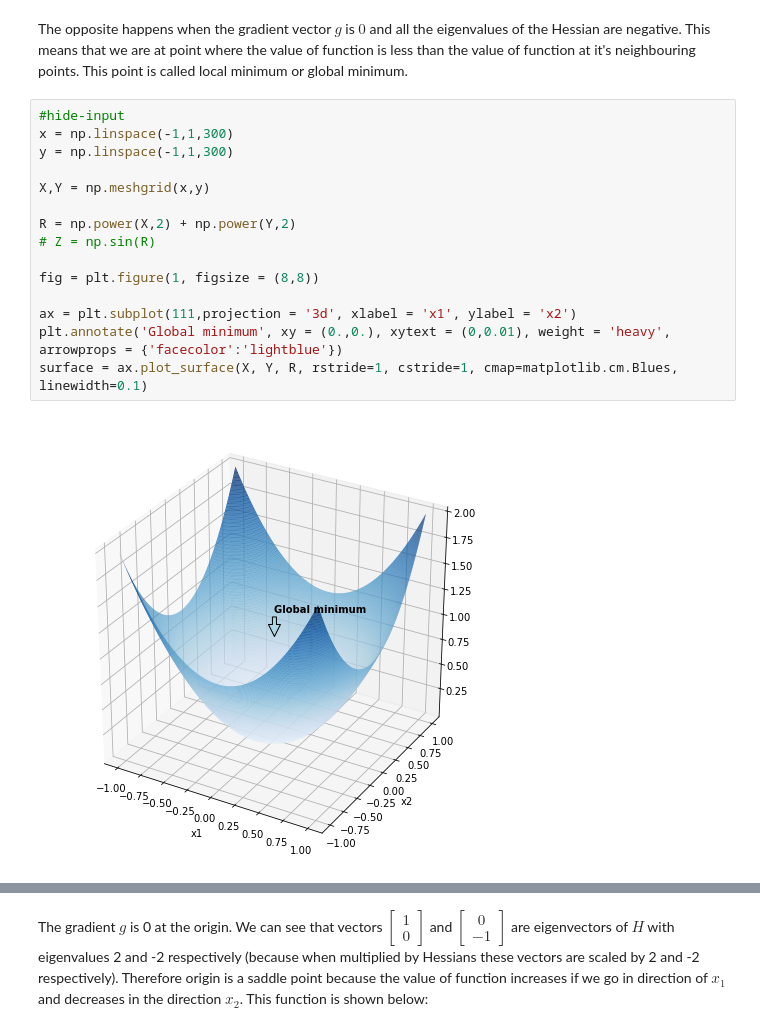
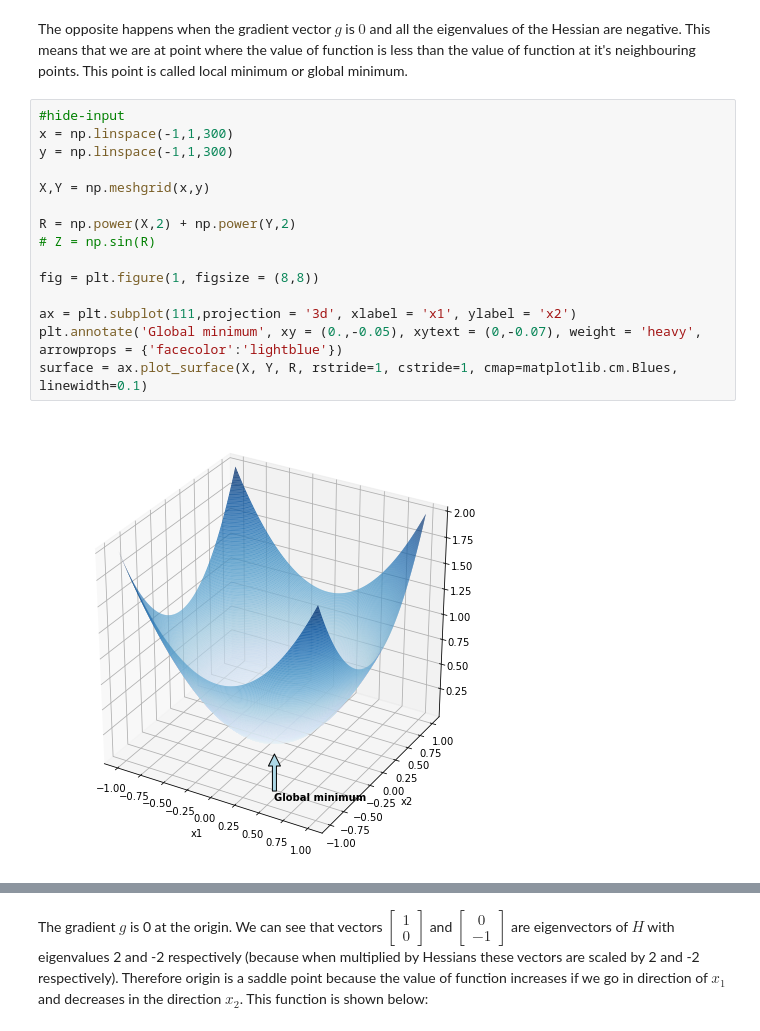
Before and after one commit to Abhimanyu08/blog, a Jupyter notebook: _notebooks/2020-07-20-final.ipynb, the cells around one changed output, grey strips where cells are left out. Saved outputs shown, nothing was run; the diff lists cells and outputs as text.

```diff
--- a/_notebooks/2020-07-20-final.ipynb
+++ b/_notebooks/2020-07-20-final.ipynb
@@ -356,20 +358,20 @@ The opposite happens when the gradient vector ${g}$ is ${0}$ and all the eigenva
 # %%
 #hide-input
 x = np.linspace(-1,1,300)
 y = np.linspace(-1,1,300)
 
 X,Y = np.meshgrid(x,y)
 
 R = np.power(X,2) + np.power(Y,2)
 # Z = np.sin(R)
 
 fig = plt.figure(1, figsize = (8,8))
 
 ax = plt.subplot(111,projection = '3d', xlabel = 'x1', ylabel = 'x2')
-plt.annotate('Global minimum', xy = (0.,0.), xytext = (0,0.01), weight = 'heavy', arrowprops = {'facecolor':'lightblue'})
+plt.annotate('Global minimum', xy = (0.,-0.05), xytext = (0,-0.07), weight = 'heavy', arrowprops = {'facecolor':'lightblue'})
 surface = ax.plot_surface(X, Y, R, rstride=1, cstride=1, cmap=matplotlib.cm.Blues, linewidth=0.1)
 # %% [output]
-[figure, old version]
+[figure, new version]
 # %% [markdown]
 The procedure where we check the sign of all the eigenvalues of Hessian at points where gradient vector is 0 is called the second derivative test. The second derivative helps us determine whether the point is local maximum or local minimum.
 
```
Also changed, not shown: parts of 4 cells of this notebook.
